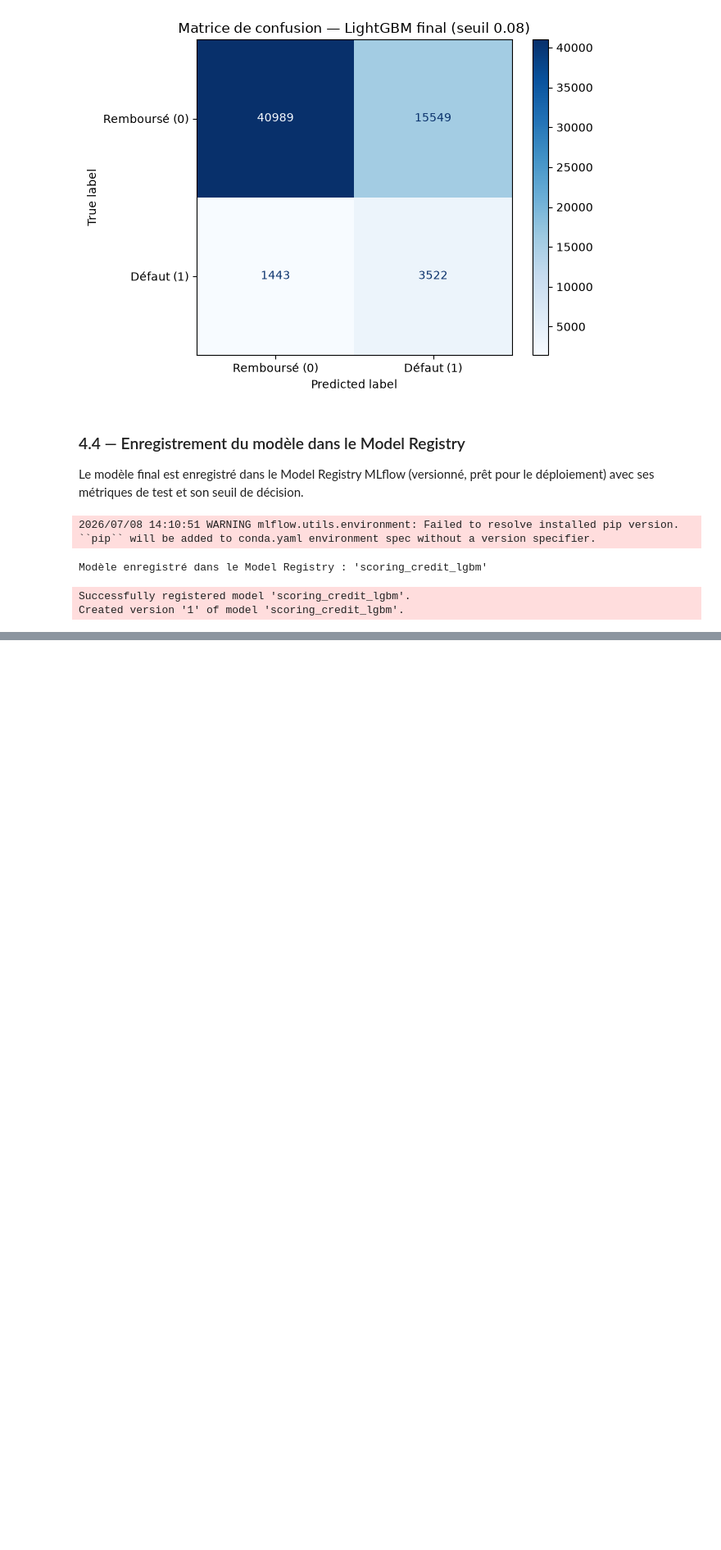
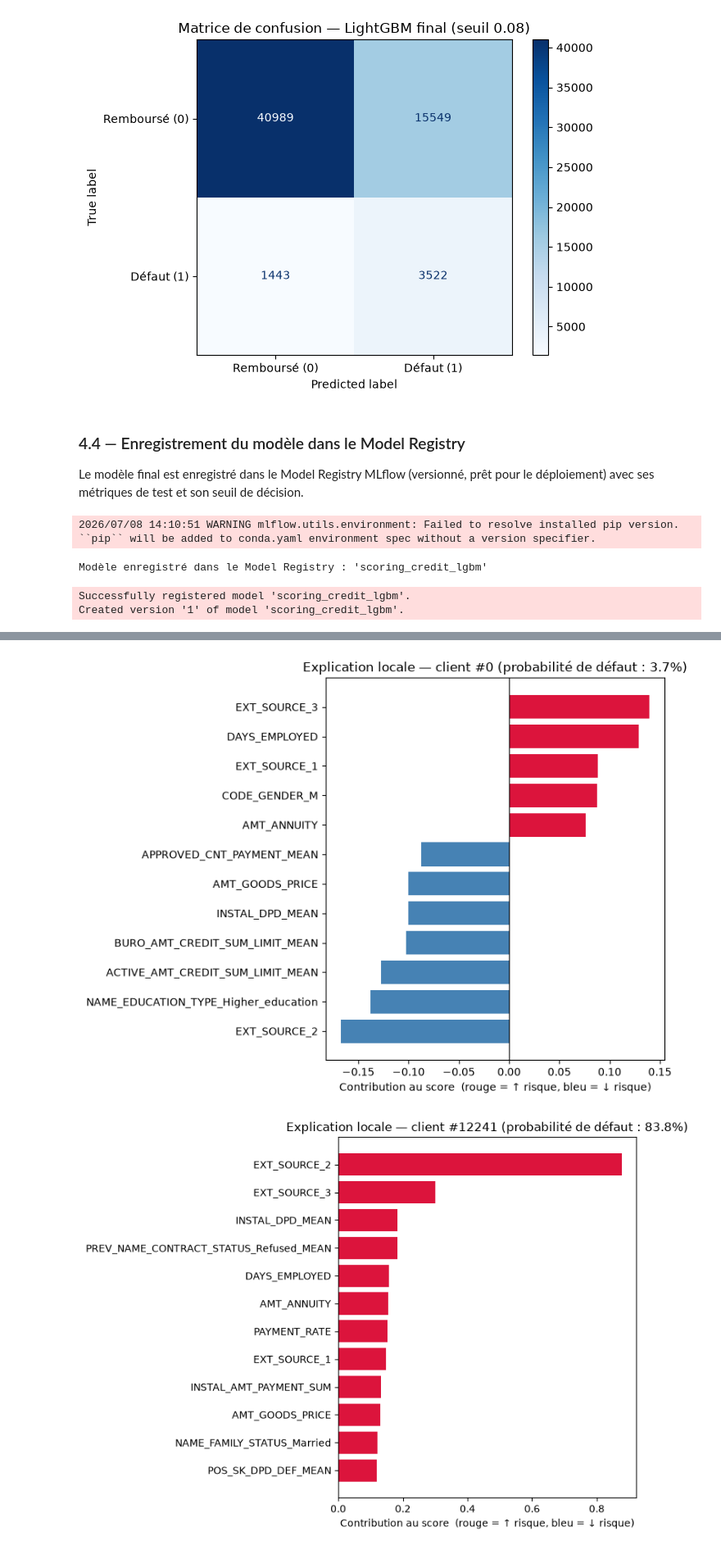
Before and after one commit to matthieudevivie/projet-6---Initiez-vous-au-ML-Ops---partie-1, a Jupyter notebook: notebooks/entrainement_modeles.ipynb, the cells around one changed output, grey strips where cells are left out. Shown at 82% size. Cells and saved outputs as stored; diff of their text form; code cells hidden in the pictures; blank space fills up the shorter version.

```diff
--- a/notebooks/entrainement_modeles.ipynb
+++ b/notebooks/entrainement_modeles.ipynb
@@ -422,0 +471,29 @@ Created version '1' of model 'scoring_credit_lgbm'.
+# %%
+# Contributions SHAP natives de LightGBM (TreeSHAP en C++, pas besoin de la librairie shap)
+# shape (n, n_features + 1) ; la dernière colonne est la valeur de base (log-odds moyen)
+contribs = modele_final.booster_.predict(X_test.values, pred_contrib=True)
+
+def expliquer_client(i):
+    contrib_client = pd.Series(contribs[i, :-1], index=X_test.columns)
+    # les 12 contributions les plus fortes (en valeur absolue)
+    top = contrib_client.reindex(contrib_client.abs().sort_values(ascending=False).index).head(12)
+    top = top.sort_values()
+    proba = modele_final.predict_proba(X_test.iloc[[i]])[0, 1]
+
+    plt.figure(figsize=(8, 6))
+    couleurs = ["crimson" if v > 0 else "steelblue" for v in top]
+    plt.barh(top.index, top.values, color=couleurs)
+    plt.axvline(0, color="black", linewidth=0.8)
+    plt.title(f"Explication locale — client #{i} (probabilité de défaut : {proba:.1%})")
+    plt.xlabel("Contribution au score  (rouge = ↑ risque, bleu = ↓ risque)")
+    plt.tight_layout(); plt.show()
+# %%
+# Un client peu risqué
+expliquer_client(0)
+
+# Le client le PLUS risqué du test (proba de défaut la plus élevée)
+i_risque = int(np.argsort(proba_test)[-1])
+expliquer_client(i_risque)
+# %% [output]
+[figure, added]
+[figure, added]
```
Also changed, not shown: parts of 4 cells of this notebook.
